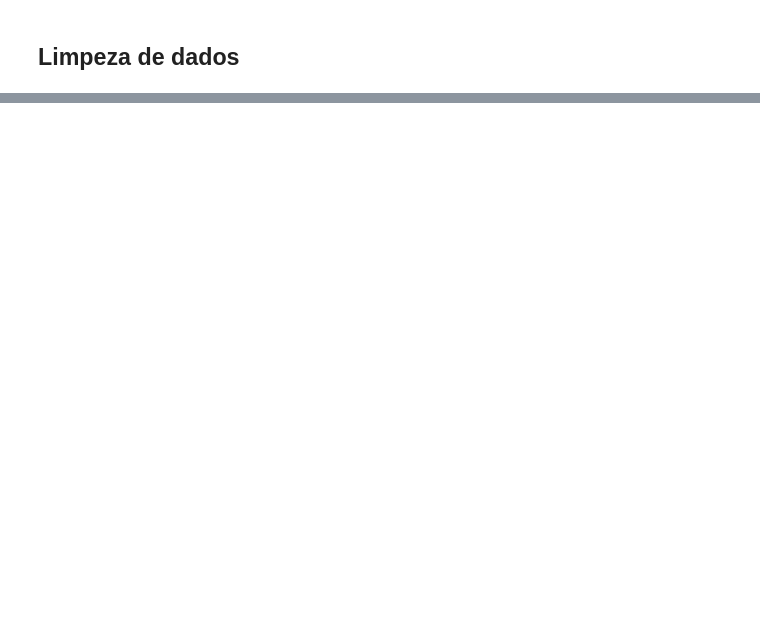
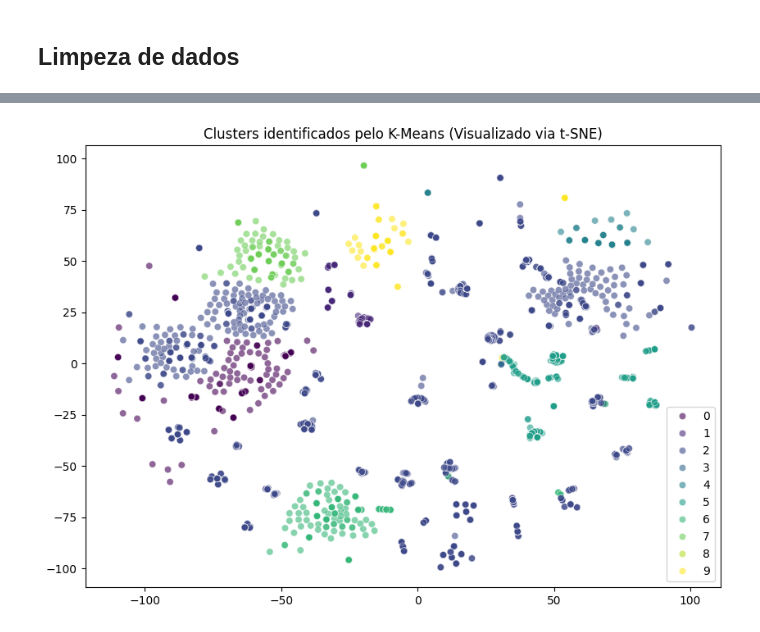
Before and after one commit to DouglaxN/project-unsupervised, a Jupyter notebook: Douglas/main.ipynb, the cells around one changed output, grey strips where cells are left out. Cells and saved outputs as stored; diff of their text form; code cells hidden in the pictures; blank space fills up the shorter version.

```diff
--- a/Douglas/main.ipynb
+++ b/Douglas/main.ipynb
@@ -34,0 +155,15 @@ df_scaled = scaler.fit_transform(df_model)
+# %%
+# Executando o K-means com o K escolhido
+kmeans_final = KMeans(n_clusters=10, init='k-means++', random_state=42)
+clusters = kmeans_final.fit_predict(X_scaled)
+
+# Adicionando o resultado ao seu DataFrame para análise futura
+df_model['cluster_kmeans'] = clusters
+
+# Visualizando o resultado no mapa do t-SNE
+plt.figure(figsize=(10, 7))
+sns.scatterplot(x=X_tsne[:,0], y=X_tsne[:,1], hue=clusters, palette='viridis', legend='full', alpha=0.6)
+plt.title('Clusters identificados pelo K-Means (Visualizado via t-SNE)')
+plt.show()
+# %% [output]
+[figure, added]
```
Also changed, not shown: parts of 30 cells of this notebook, 1 other file.
